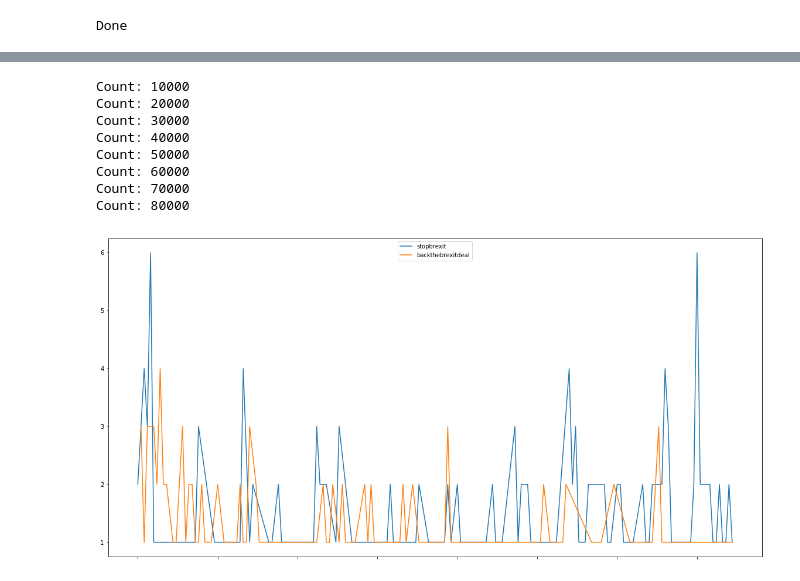
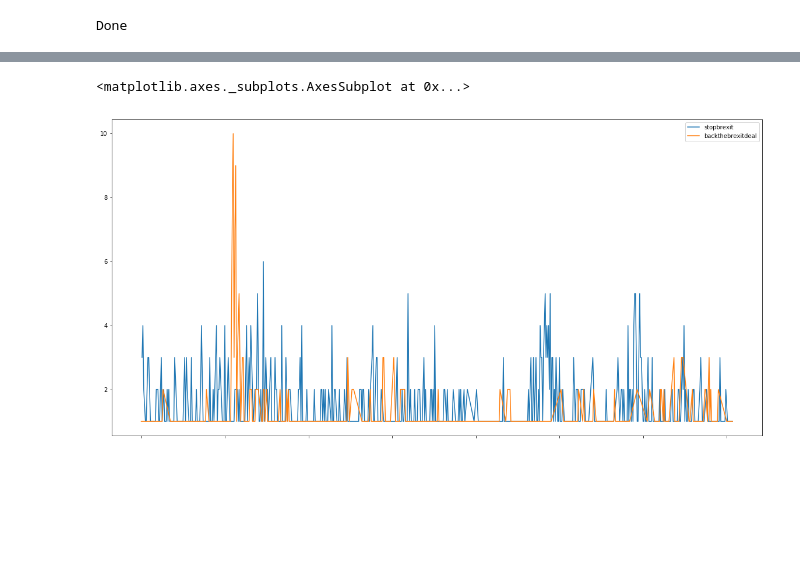
Before and after one commit to r0zetta/twitter_analysis_tools, a Jupyter notebook: gatherer_analysis.ipynb, the cells around one changed output, grey strips where cells are left out. Saved outputs shown, nothing was run; the diff lists cells and outputs as text; code cells hidden in the pictures; blank space fills up the shorter version.

```diff
--- a/gatherer_analysis.ipynb
+++ b/gatherer_analysis.ipynb
@@ -465,12 +177,6 @@ Count: 80000
-# %%
-print_hashtag_trends(["stopbrexit", "backthebrexitdeal"])
-# %% [output]
-Count: 10000
-Count: 20000
-Count: 30000
-Count: 40000
-Count: 50000
-Count: 60000
-Count: 70000
-Count: 80000
-[figure, removed]
+# %%
+p = plot_hashtag_trends(raw_data, ["stopbrexit", "backthebrexitdeal"])
+p.plot(figsize=(20,10))
+# %% [output]
+<matplotlib.axes._subplots.AxesSubplot at 0x...>
+[figure, added]
```
Also changed, not shown: parts of 46 cells of this notebook, 1 other file.
